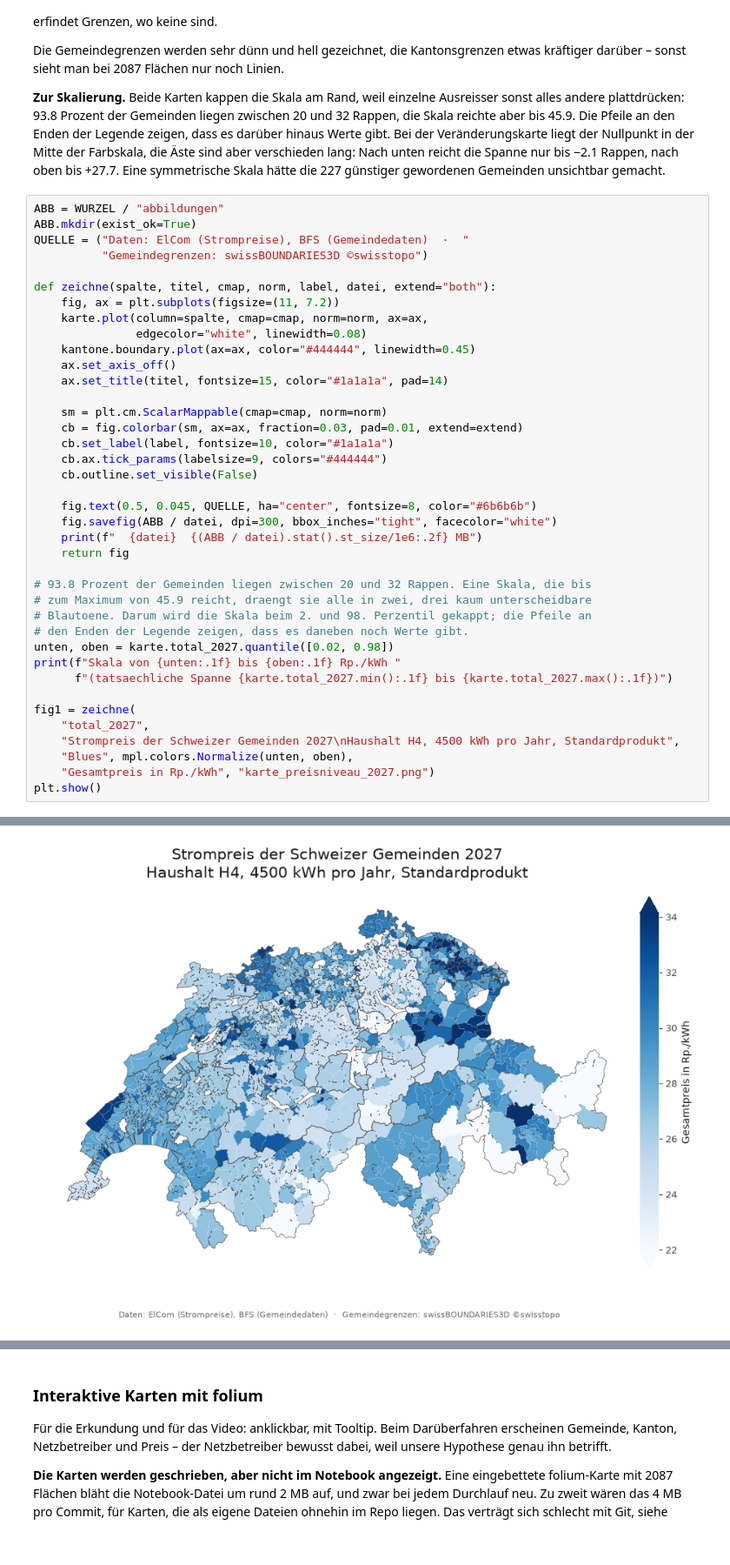
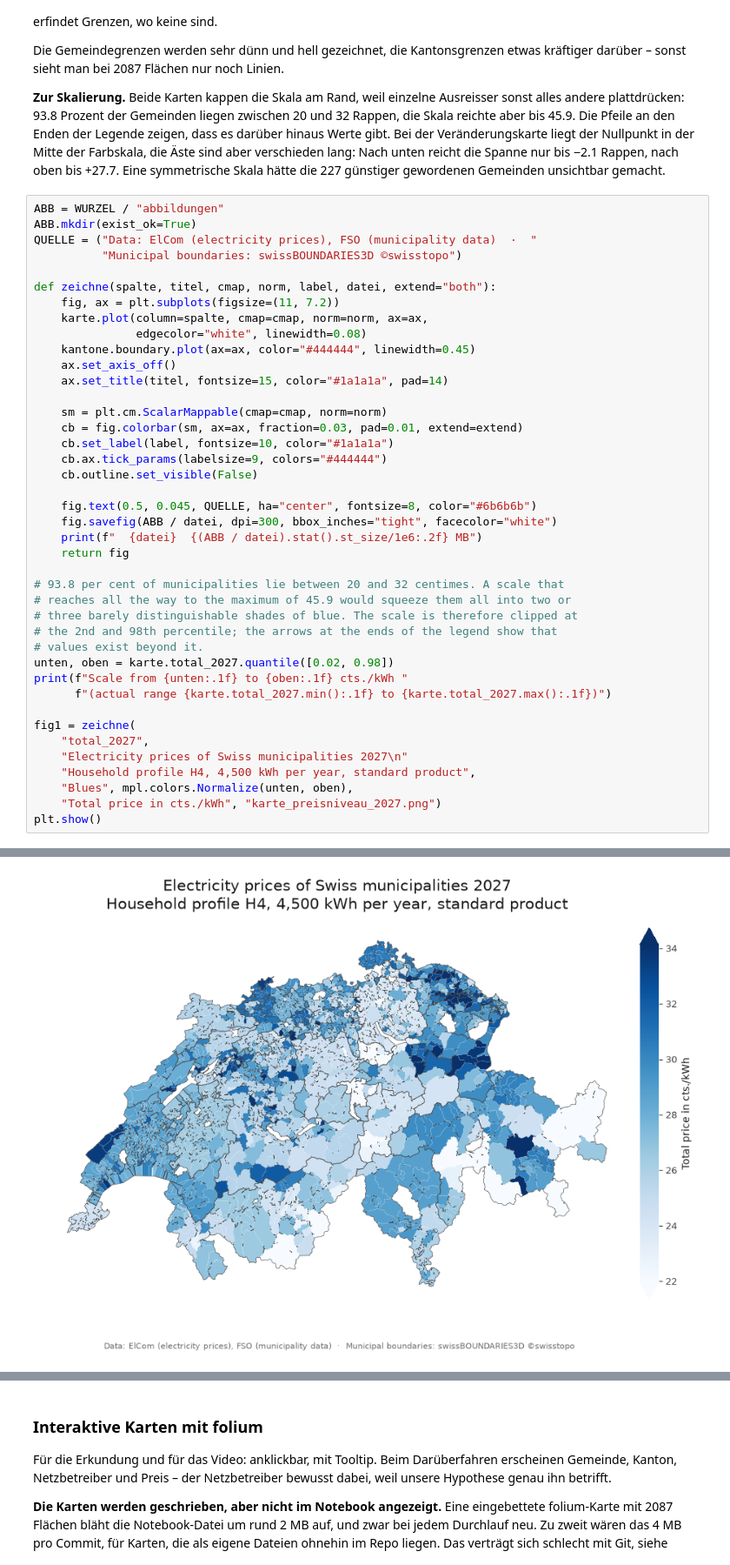
Before and after one commit to AltayMetehan/data-prices-electronic, a Jupyter notebook: scripts/01_daten_bfs_lenny.ipynb, the cells around one changed output, grey strips where cells are left out. Shown at 87% size. Cells and saved outputs as stored; diff of their text form.

```diff
--- a/scripts/01_daten_bfs_lenny.ipynb
+++ b/scripts/01_daten_bfs_lenny.ipynb
@@ -871,8 +871,8 @@ Skala hätte die 227 günstiger gewordenen Gemeinden unsichtbar gemacht.
 # %%
 ABB = WURZEL / "abbildungen"
 ABB.mkdir(exist_ok=True)
-QUELLE = ("Daten: ElCom (Strompreise), BFS (Gemeindedaten)  ·  "
-          "Gemeindegrenzen: swissBOUNDARIES3D ©swisstopo")
+QUELLE = ("Data: ElCom (electricity prices), FSO (municipality data)  ·  "
+          "Municipal boundaries: swissBOUNDARIES3D ©swisstopo")
 
 def zeichne(spalte, titel, cmap, norm, label, datei, extend="both"):
     fig, ax = plt.subplots(figsize=(11, 7.2))
@@ -893,18 +893,20 @@ def zeichne(spalte, titel, cmap, norm, label, datei, extend="both"):
     print(f"  {datei}  {(ABB / datei).stat().st_size/1e6:.2f} MB")
     return fig
 
-# 93.8 Prozent der Gemeinden liegen zwischen 20 und 32 Rappen. Eine Skala, die bis
-# zum Maximum von 45.9 reicht, draengt sie alle in zwei, drei kaum unterscheidbare
-# Blautoene. Darum wird die Skala beim 2. und 98. Perzentil gekappt; die Pfeile an
-# den Enden der Legende zeigen, dass es daneben noch Werte gibt.
+# 93.8 per cent of municipalities lie between 20 and 32 centimes. A scale that
+# reaches all the way to the maximum of 45.9 would squeeze them all into two or
+# three barely distinguishable shades of blue. The scale is therefore clipped at
+# the 2nd and 98th percentile; the arrows at the ends of the legend show that
+# values exist beyond it.
 unten, oben = karte.total_2027.quantile([0.02, 0.98])
-print(f"Skala von {unten:.1f} bis {oben:.1f} Rp./kWh "
-      f"(tatsaechliche Spanne {karte.total_2027.min():.1f} bis {karte.total_2027.max():.1f})")
+print(f"Scale from {unten:.1f} to {oben:.1f} cts./kWh "
+      f"(actual range {karte.total_2027.min():.1f} to {karte.total_2027.max():.1f})")
 
 fig1 = zeichne(
     "total_2027",
-    "Strompreis der Schweizer Gemeinden 2027\nHaushalt H4, 4500 kWh pro Jahr, Standardprodukt",
+    "Electricity prices of Swiss municipalities 2027\n"
+    "Household profile H4, 4,500 kWh per year, standard product",
     "Blues", mpl.colors.Normalize(unten, oben),
-    "Gesamtpreis in Rp./kWh", "karte_preisniveau_2027.png")
+    "Total price in cts./kWh", "karte_preisniveau_2027.png")
 plt.show()
 # %% [output]
@@ -912,3 +914,3 @@ Skala von 22.0 bis 34.1 Rp./kWh (tatsaechliche Spanne 10.6 bis 45.9)
   karte_preisniveau_2027.png  1.39 MB
-[figure, old version]
+[figure, new version]
 # %%
```
Also changed, not shown: parts of 5 cells of this notebook, 4 other files.
